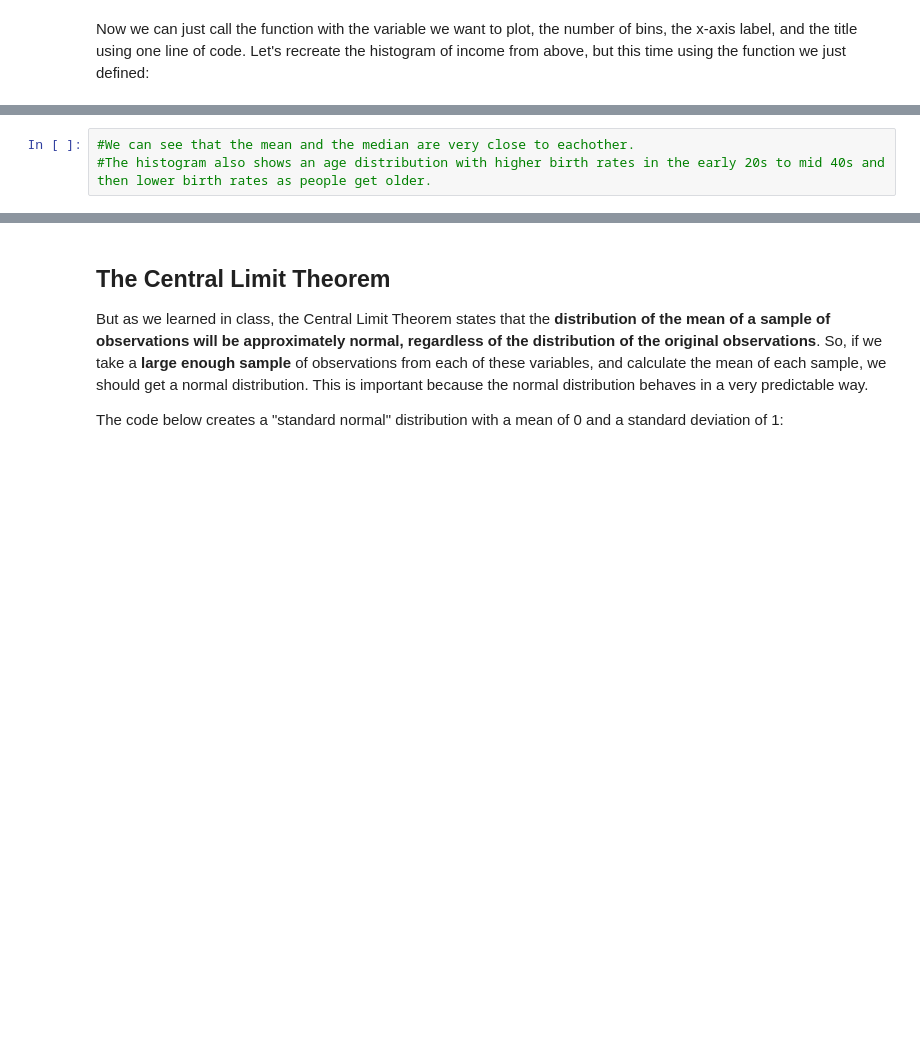
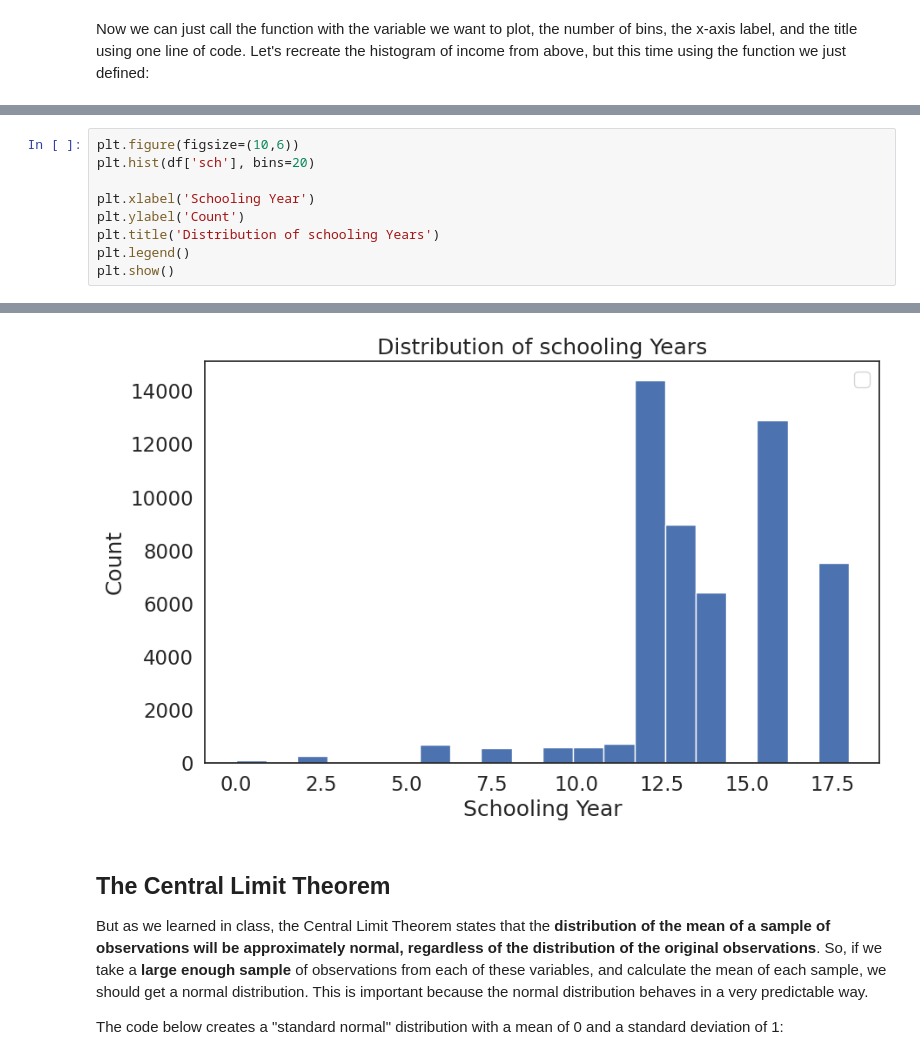
Before and after one commit to capucinelabouret/QM2, a Jupyter notebook: notebooks/W05. Distributions and Basic Statistics.ipynb, the cells around one changed output, grey strips where cells are left out. Drawn from its saved outputs; the diff is of its cells as text; blank space fills up the shorter version.

```diff
--- a/notebooks/W05. Distributions and Basic Statistics.ipynb
+++ b/notebooks/W05. Distributions and Basic Statistics.ipynb
@@ -392,3 +390,10 @@ plot_histogram(df['age'], 80, "Age", "U.S. Age Distribution, 2013")
-# %%
-#We can see that the mean and the median are very close to eachother.
-#The histogram also shows an age distribution with higher birth rates in the early 20s to mid 40s and then lower birth rates as people get older.
+# %%
+plt.figure(figsize=(10,6))
+plt.hist(df['sch'], bins=20)
+
+plt.xlabel('Schooling Year')
+plt.ylabel('Count')
+plt.title('Distribution of schooling Years')
+plt.legend()
+plt.show()
+# %% [output]
@@ -395,3 +401,4 @@ plot_histogram(df['age'], 80, "Age", "U.S. Age Distribution, 2013")
+[figure, added]
 # %% [markdown]
 ## The Central Limit Theorem
 
```
Also changed, not shown: parts of 16 cells of this notebook.
